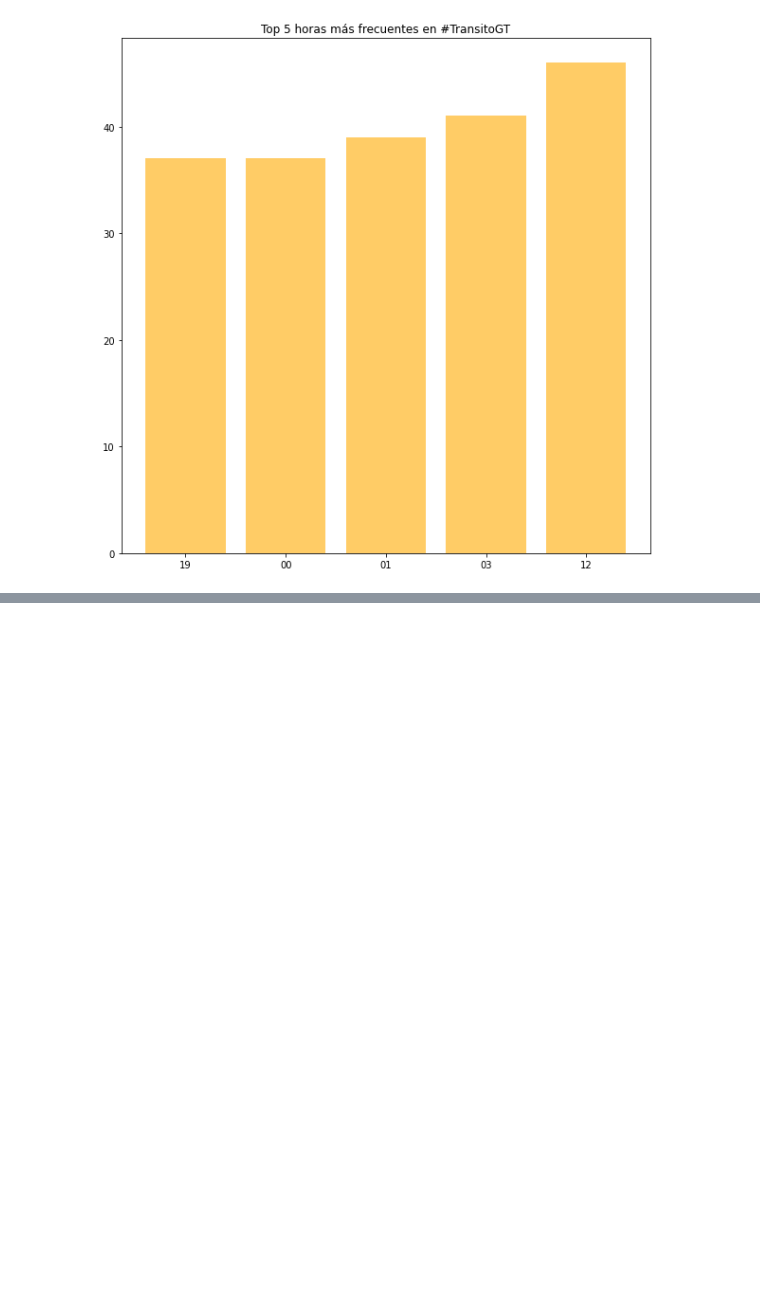
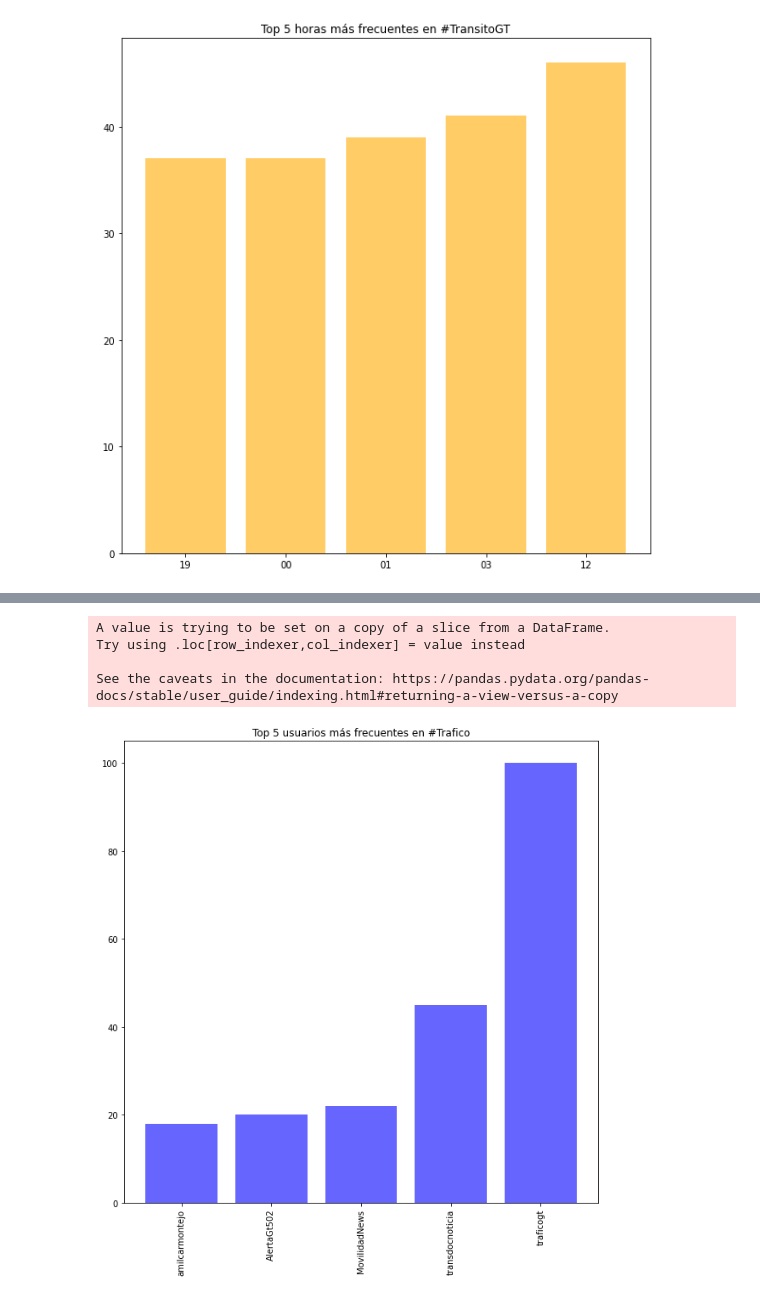
Before and after one commit to andro095/Data-Science, a Jupyter notebook: Lab6/Lab6_Analisis.ipynb, the cells around one changed output, grey strips where cells are left out. Cells and saved outputs as stored; diff of their text form; code cells hidden in the pictures; blank space fills up the shorter version.

```diff
--- a/Lab6/Lab6_Analisis.ipynb
+++ b/Lab6/Lab6_Analisis.ipynb
@@ -316,0 +323,10 @@ En este conjunto de tweets, las horas mas frecuentes fueron las 12pm (medio dia)
+# %%
+tweets_ds = clean_tweets[['original_author','original_text','created_at','favorite_count','retweet_count']]
+# Validaciones a las columnas
+tweets_ds['original_author'] = tweets_ds['original_author'].astype(str)
+tweets_ds['original_text'] = tweets_ds['original_text'].astype(str)
+tweets_ds['created_at'] = tweets_ds['created_at'].astype(str)
+tweets_ds['favorite_count'] = tweets_ds['favorite_count'].astype(int)
+tweets_ds['retweet_count'] = tweets_ds['retweet_count'].astype(int)
+
+tweets_ds[:10]
@@ -316,0 +390,18 @@ En este conjunto de tweets, las horas mas frecuentes fueron las 12pm (medio dia)
+# %%
+top_tweets_users = get_dataset_frequency(tweets_ds,'original_author','\t')
+top_tweets_users = top_tweets_users[len(top_tweets_users)-5:]
+
+labels = [x[0] for x in top_tweets_users]
+frequencies = [x[1] for x in top_tweets_users]
+
+plt.figure(figsize=(10,10))
+plt.bar(labels,frequencies,color=(0.4,0.4,1.0))
+plt.xticks(rotation=90)
+plt.title("Top 5 usuarios más frecuentes en #Trafico")
+plt.show()
+# %% [output]
+A value is trying to be set on a copy of a slice from a DataFrame.
+Try using .loc[row_indexer,col_indexer] = value instead
+
+See the caveats in the documentation: https://pandas.pydata.org/pandas-docs/stable/user_guide/indexing.html#returning-a-view-versus-a-copy
+[figure, added]
```
Also changed, not shown: parts of 12 cells of this notebook.
